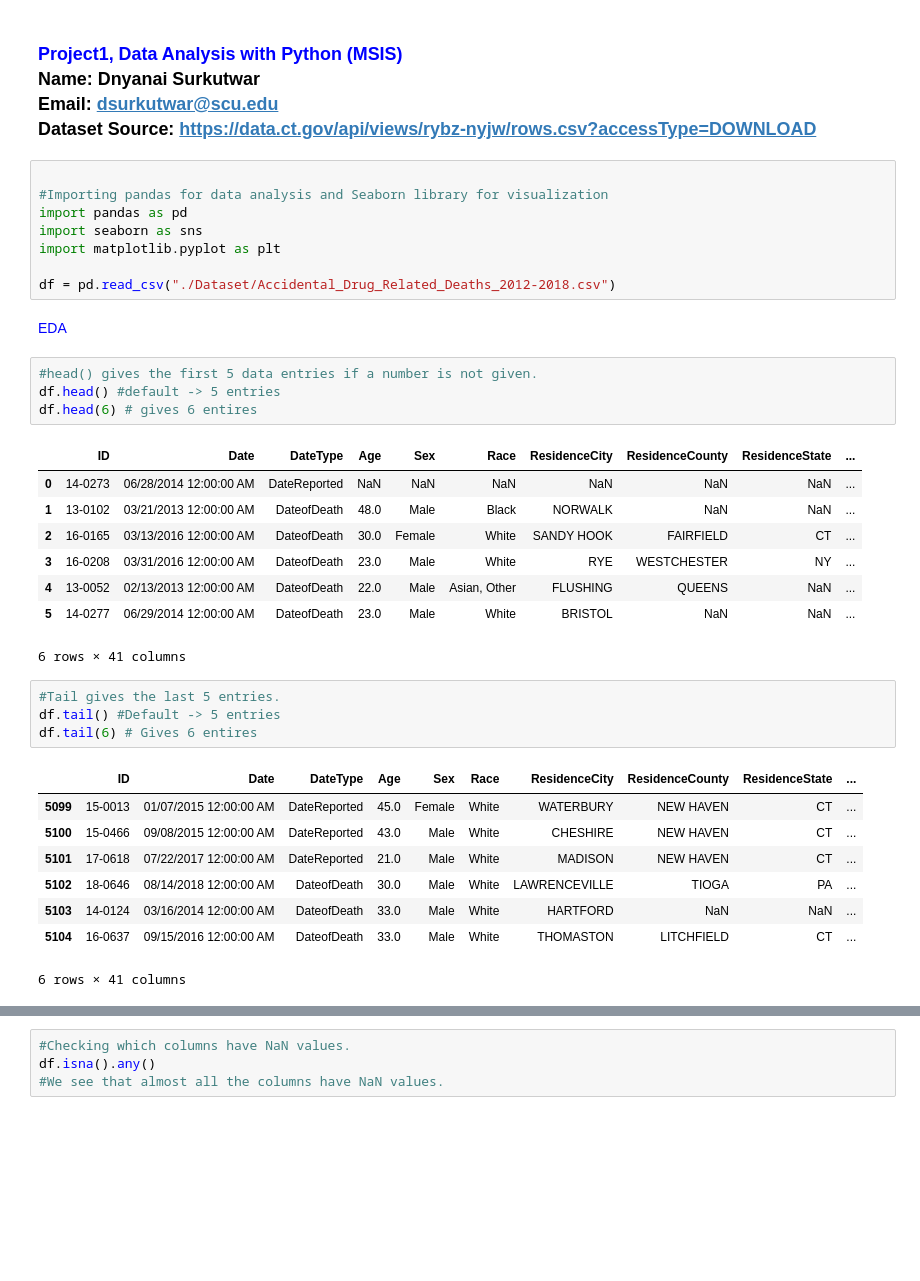
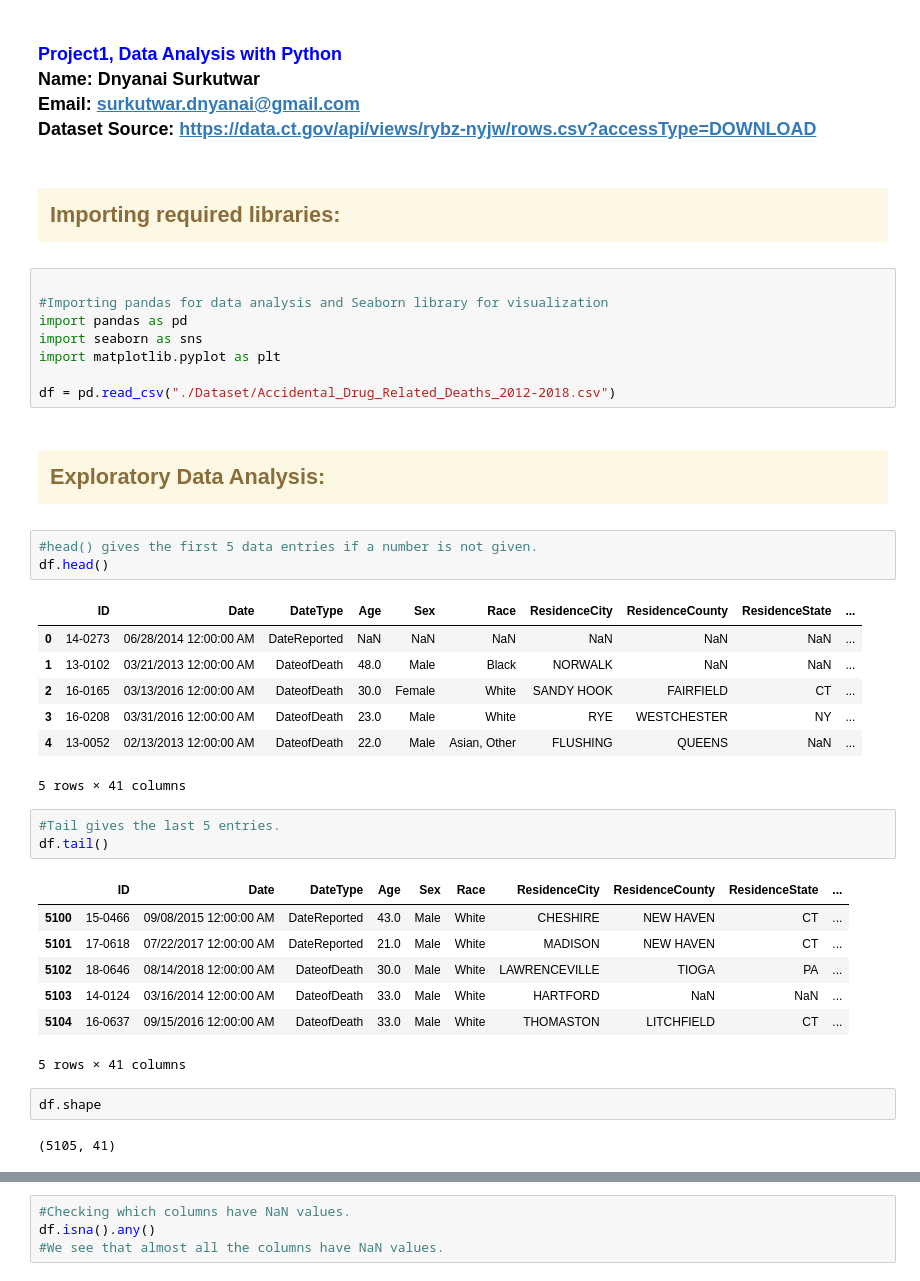
Before and after one commit to dnyanai/Data-Analysis-Machine-Learning, a Jupyter notebook: Accidental_drug_deaths_2012-2018/DSurkuwtar_Drug_Deaths.ipynb, the cells around one changed output, grey strips where cells are left out. Saved outputs shown, nothing was run; the diff lists cells and outputs as text; blank space fills up the shorter version.

```diff
--- a/Accidental_drug_deaths_2012-2018/DSurkuwtar_Drug_Deaths.ipynb
+++ b/Accidental_drug_deaths_2012-2018/DSurkuwtar_Drug_Deaths.ipynb
@@ -1,5 +1,7 @@
 # %% [markdown]
-### <font color='blue'>Project1, Data Analysis with Python (MSIS)<br><font color="black">Name:  Dnyanai Surkutwar<br>Email: dsurkutwar@scu.edu<br>Dataset Source: https://data.ct.gov/api/views/rybz-nyjw/rows.csv?accessType=DOWNLOAD
+### <font color='blue'>Project1, Data Analysis with Python<br><font color="black">Name:  Dnyanai Surkutwar<br>Email: surkutwar.dnyanai@gmail.com<br>Dataset Source: https://data.ct.gov/api/views/rybz-nyjw/rows.csv?accessType=DOWNLOAD
+# %% [markdown]
+## <div class = "alert alert-block alert-warning"> Importing required libraries: </div>
 # %%
 
 #Importing pandas for data analysis and Seaborn library for visualization
@@ -8,33 +10,33 @@ import seaborn as sns
 import matplotlib.pyplot as plt
 
 df = pd.read_csv("./Dataset/Accidental_Drug_Related_Deaths_2012-2018.csv")
-# %% [markdown]
-<font color='blue'>EDA
+# %% [markdown]
+## <div class = "alert alert-block alert-warning"> Exploratory Data Analysis: </div>
 # %%
 #head() gives the first 5 data entries if a number is not given.
-df.head() #default -> 5 entries
-df.head(6) # gives 6 entires
+df.head()
 # %% [output]
 |  | ID | Date | DateType | Age | Sex | Race | ResidenceCity | ResidenceCounty | ResidenceState | ... |
 | 0 | 14-0273 | 06/28/2014 12:00:00 AM | DateReported | NaN | NaN | NaN | NaN | NaN | NaN | ... |
 | 1 | 13-0102 | 03/21/2013 12:00:00 AM | DateofDeath | 48.0 | Male | Black | NORWALK | NaN | NaN | ... |
 | 2 | 16-0165 | 03/13/2016 12:00:00 AM | DateofDeath | 30.0 | Female | White | SANDY HOOK | FAIRFIELD | CT | ... |
 | 3 | 16-0208 | 03/31/2016 12:00:00 AM | DateofDeath | 23.0 | Male | White | RYE | WESTCHESTER | NY | ... |
 | 4 | 13-0052 | 02/13/2013 12:00:00 AM | DateofDeath | 22.0 | Male | Asian, Other | FLUSHING | QUEENS | NaN | ... |
-| 5 | 14-0277 | 06/29/2014 12:00:00 AM | DateofDeath | 23.0 | Male | White | BRISTOL | NaN | NaN | ... |
-6 rows × 41 columns
+5 rows × 41 columns
 # %%
 #Tail gives the last 5 entries.
-df.tail() #Default -> 5 entries
-df.tail(6) # Gives 6 entires
+df.tail()
 # %% [output]
 |  | ID | Date | DateType | Age | Sex | Race | ResidenceCity | ResidenceCounty | ResidenceState | ... |
-| 5099 | 15-0013 | 01/07/2015 12:00:00 AM | DateReported | 45.0 | Female | White | WATERBURY | NEW HAVEN | CT | ... |
 | 5100 | 15-0466 | 09/08/2015 12:00:00 AM | DateReported | 43.0 | Male | White | CHESHIRE | NEW HAVEN | CT | ... |
 | 5101 | 17-0618 | 07/22/2017 12:00:00 AM | DateReported | 21.0 | Male | White | MADISON | NEW HAVEN | CT | ... |
 | 5102 | 18-0646 | 08/14/2018 12:00:00 AM | DateofDeath | 30.0 | Male | White | LAWRENCEVILLE | TIOGA | PA | ... |
 | 5103 | 14-0124 | 03/16/2014 12:00:00 AM | DateofDeath | 33.0 | Male | White | HARTFORD | NaN | NaN | ... |
 | 5104 | 16-0637 | 09/15/2016 12:00:00 AM | DateofDeath | 33.0 | Male | White | THOMASTON | LITCHFIELD | CT | ... |
-6 rows × 41 columns
+5 rows × 41 columns
+# %%
+df.shape
+# %% [output]
+(5105, 41)
 # %%
 #Using info() we get the number of non-null values and their types.
```
Also changed, not shown: parts of 6 cells of this notebook, 2 other files.
